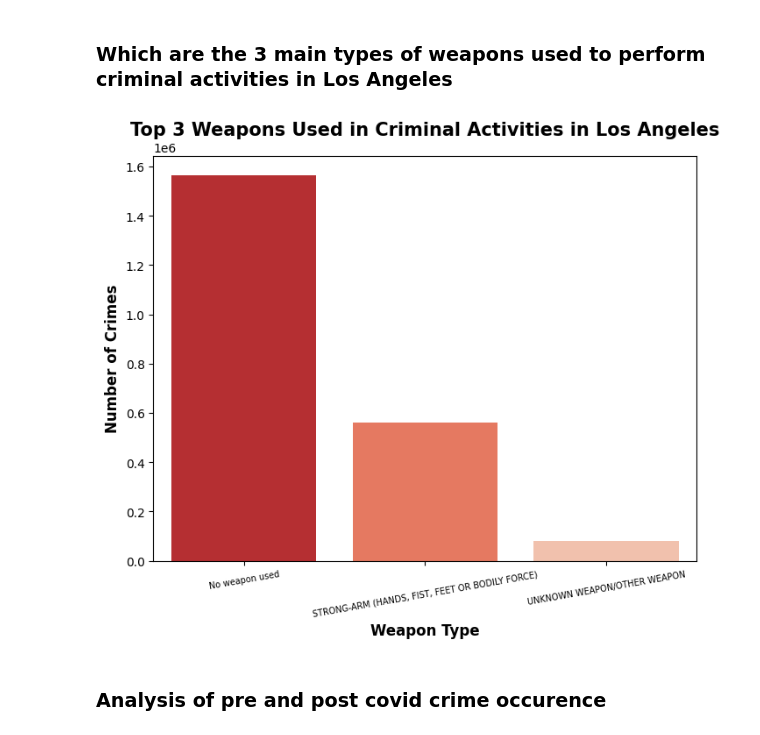
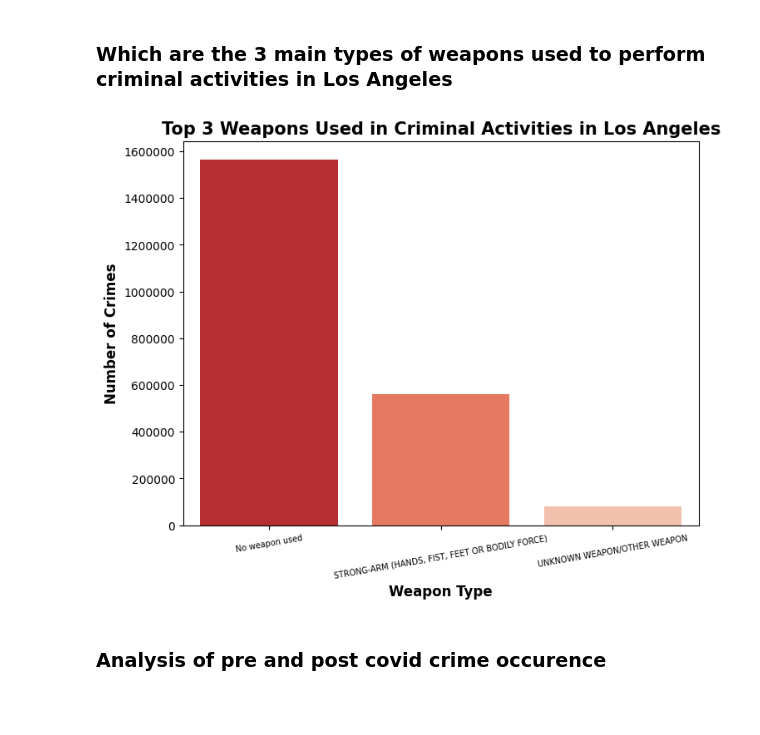
Before and after one commit to nidula/Analysing-Crime-Data-LA, a Jupyter notebook: Crime_Data_Analysis.ipynb, the cells around one changed output. Drawn from its saved outputs; the diff is of its cells as text; code cells hidden in the pictures; blank space fills up the shorter version.

```diff
--- a/Crime_Data_Analysis.ipynb
+++ b/Crime_Data_Analysis.ipynb
@@ -919,30 +966,31 @@ plt.show()
 # %%
 import pandas as pd
 import matplotlib.pyplot as plt
 import seaborn as sns
 
 # Group weapons using code and filter the top 3 used
 weapon_groups = crime_df.groupby(['Weapon Desc'])
 weapon_counts = weapon_groups.size().reset_index(name='Count')
 top_weapons = weapon_counts.nlargest(3, 'Count')
 
 # Set the size of the plot
 plt.figure(figsize = (8, 6))
 
 # Create plot
 ax = sns.barplot(x = "Weapon Desc", y = "Count", data = top_weapons, palette = "Reds_r")
 
 # Customize the plot
 ax.set_title('Top 3 Weapons Used in Criminal Activities in Los Angeles', fontweight = 'bold', color = 'black', fontsize = 15)
 ax.set_xlabel('Weapon Type', fontweight = 'bold', fontsize = 12)
 ax.tick_params(axis='x', labelsize = 7)
 plt.xticks(rotation=10)
+plt.ticklabel_format(style='plain', axis='y')
 ax.set_ylabel('Number of Crimes', fontweight = 'bold', fontsize = 12)
 
 # Show plot
 plt.show()
 # %% [output]
-[figure, old version]
+[figure, new version]
 # %% [markdown]
 ### Analysis of pre and post covid crime occurence
 # %%
```
Also changed, not shown: parts of 10 cells of this notebook.
